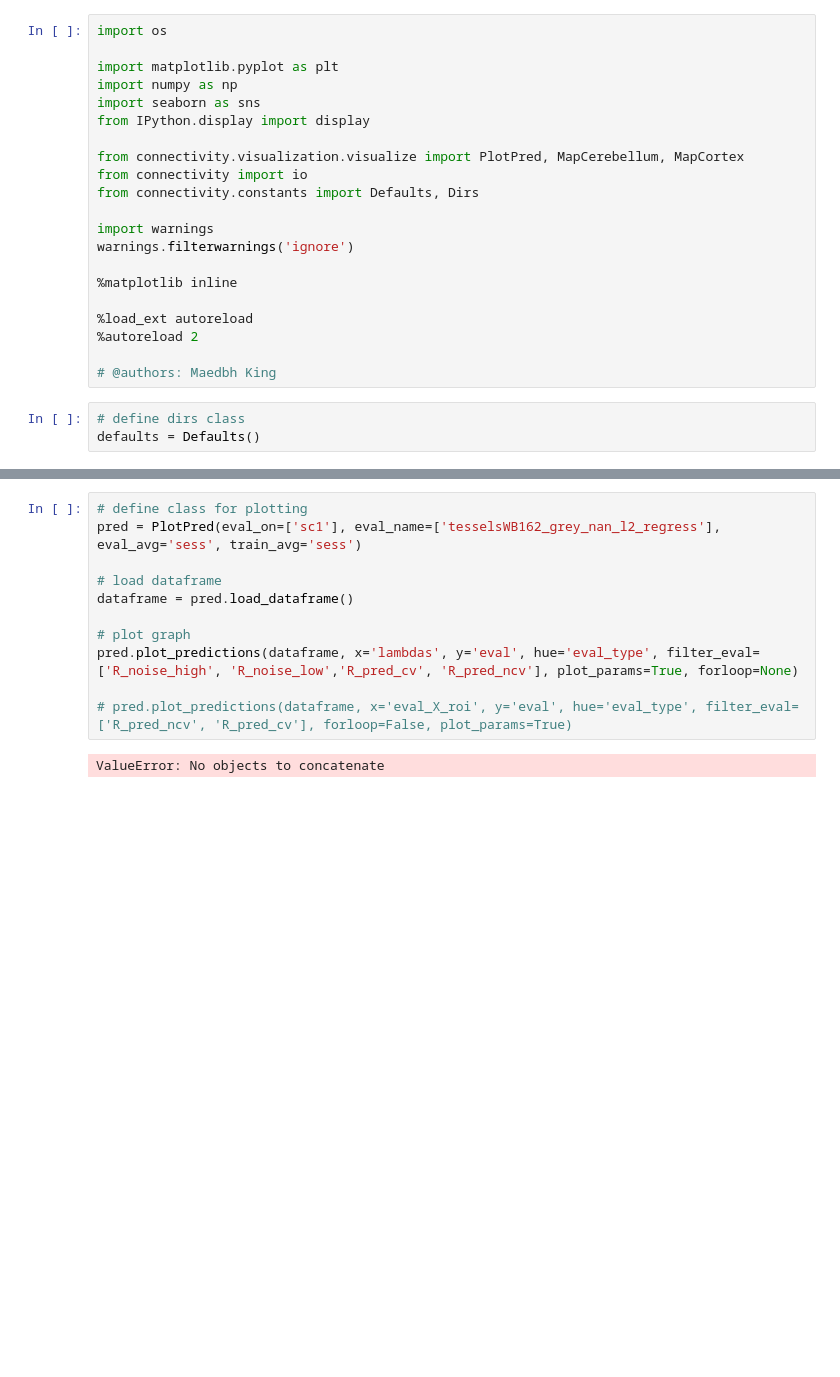
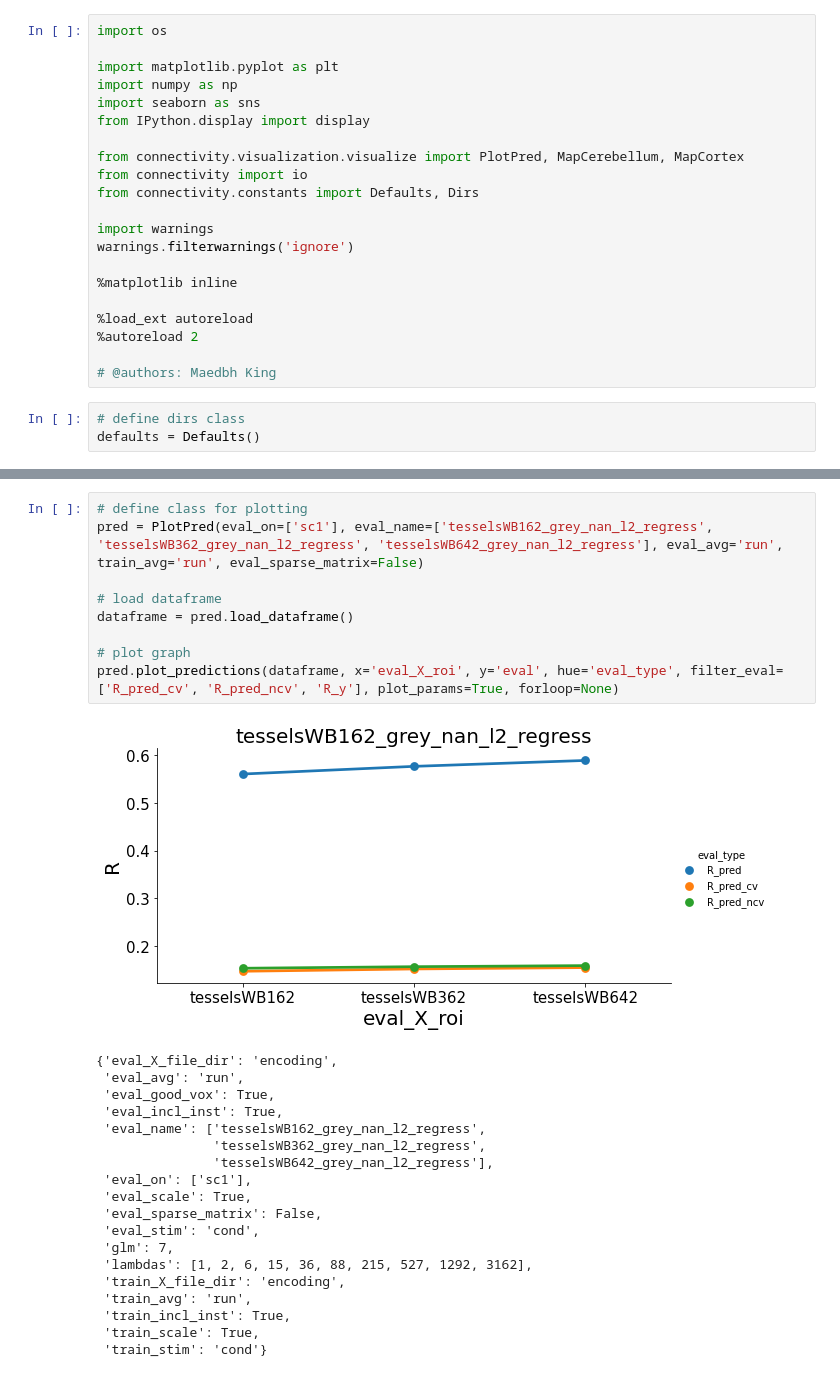
Before and after one commit to maedbhk/cerebellum_connectivity, a Jupyter notebook: notebooks/1.0-mk-visualize_maps.ipynb, the cells around one changed output, grey strips where cells are left out. Drawn from its saved outputs; the diff is of its cells as text; blank space fills up the shorter version.

Commit message:
fixed noise ceiling bug

```diff
--- a/notebooks/1.0-mk-visualize_maps.ipynb
+++ b/notebooks/1.0-mk-visualize_maps.ipynb
@@ -53,14 +53,30 @@ map_pred.visualize_group()
  'train_subtract_sess_mean': True}
 # %%
 # define class for plotting
-pred = PlotPred(eval_on=['sc1'], eval_name=['tesselsWB162_grey_nan_l2_regress'], eval_avg='sess', train_avg='sess')
+pred = PlotPred(eval_on=['sc1'], eval_name=['tesselsWB162_grey_nan_l2_regress', 'tesselsWB362_grey_nan_l2_regress', 'tesselsWB642_grey_nan_l2_regress'], eval_avg='run', train_avg='run', eval_sparse_matrix=False)
 
 # load dataframe
 dataframe = pred.load_dataframe()
 
 # plot graph
-pred.plot_predictions(dataframe, x='lambdas', y='eval', hue='eval_type', filter_eval=['R_noise_high', 'R_noise_low','R_pred_cv', 'R_pred_ncv'], plot_params=True, forloop=None)
-
-# pred.plot_predictions(dataframe, x='eval_X_roi', y='eval', hue='eval_type', filter_eval=['R_pred_ncv', 'R_pred_cv'], forloop=False, plot_params=True)
+pred.plot_predictions(dataframe, x='eval_X_roi', y='eval', hue='eval_type', filter_eval=['R_pred_cv', 'R_pred_ncv', 'R_y'], plot_params=True, forloop=None)
 # %% [output]
+[figure, added]
-ValueError: No objects to concatenate
+{'eval_X_file_dir': 'encoding',
+ 'eval_avg': 'run',
+ 'eval_good_vox': True,
+ 'eval_incl_inst': True,
+ 'eval_name': ['tesselsWB162_grey_nan_l2_regress',
+               'tesselsWB362_grey_nan_l2_regress',
+               'tesselsWB642_grey_nan_l2_regress'],
+ 'eval_on': ['sc1'],
+ 'eval_scale': True,
+ 'eval_sparse_matrix': False,
+ 'eval_stim': 'cond',
+ 'glm': 7,
+ 'lambdas': [1, 2, 6, 15, 36, 88, 215, 527, 1292, 3162],
+ 'train_X_file_dir': 'encoding',
+ 'train_avg': 'run',
+ 'train_incl_inst': True,
+ 'train_scale': True,
+ 'train_stim': 'cond'}
```
Also changed, not shown: parts of 1 cell of this notebook, 1 other file.
